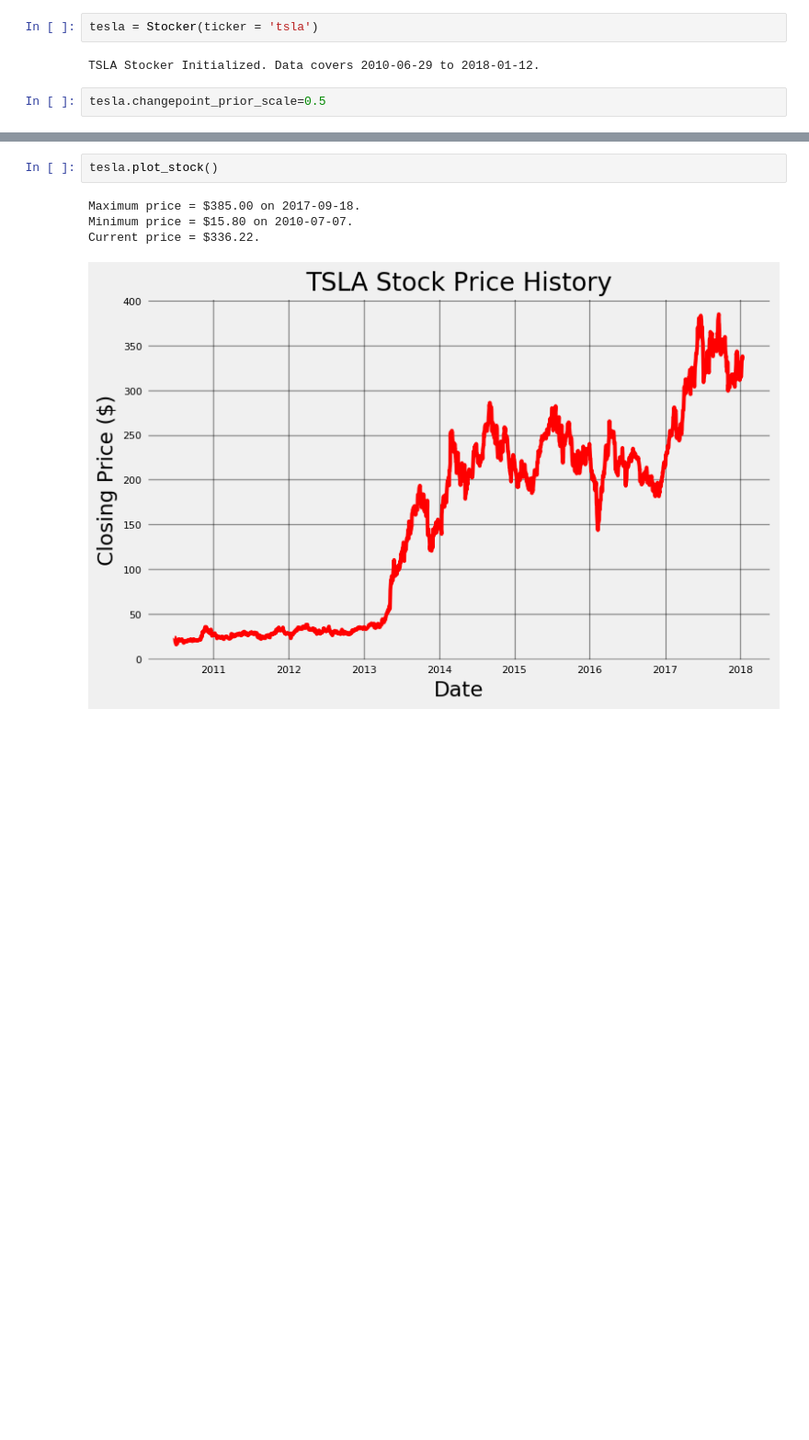
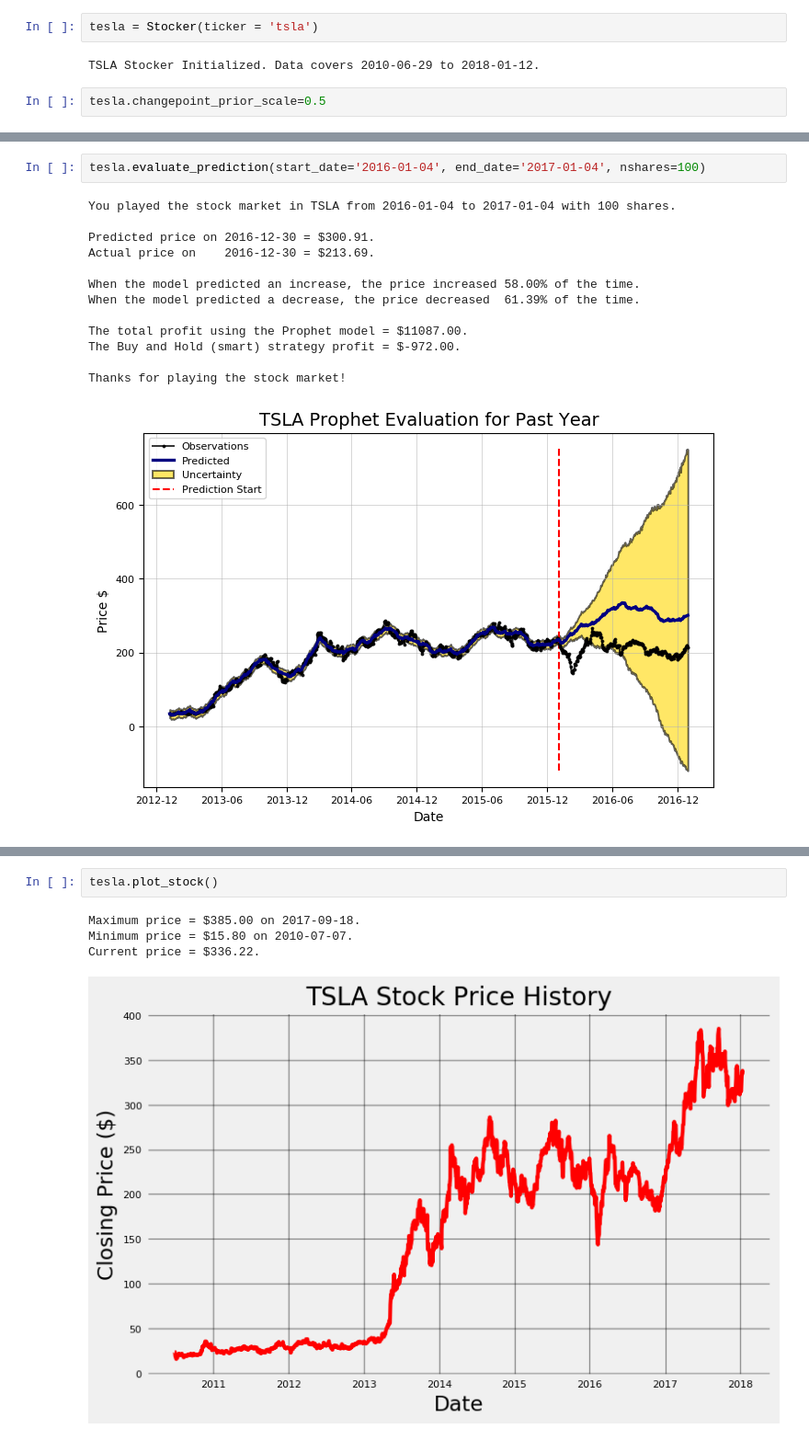
Before and after one commit to WillKoehrsen/Data-Analysis, a Jupyter notebook: additive_models/Stock Explorer Class.ipynb, the cells around one changed output, grey strips where cells are left out. Shown at 92% size. Saved outputs shown, nothing was run; the diff lists cells and outputs as text; blank space fills up the shorter version.

Commit message:
Added option to specify data range for evaluate prediction method

```diff
--- a/additive_models/Stock Explorer Class.ipynb
+++ b/additive_models/Stock Explorer Class.ipynb
@@ -771,0 +769,16 @@ Thanks for playing the stock market!
+# %%
+tesla.evaluate_prediction(start_date='2016-01-04', end_date='2017-01-04', nshares=100)
+# %% [output]
+You played the stock market in TSLA from 2016-01-04 to 2017-01-04 with 100 shares.
+
+Predicted price on 2016-12-30 = $300.91.
+Actual price on    2016-12-30 = $213.69.
+
+When the model predicted an increase, the price increased 58.00% of the time.
+When the model predicted a decrease, the price decreased  61.39% of the time.
+
+The total profit using the Prophet model = $11087.00.
+The Buy and Hold (smart) strategy profit = $-972.00.
+
+Thanks for playing the stock market!
+[figure, added]
```
Also changed, not shown: parts of 5 cells of this notebook, 1 other file.
